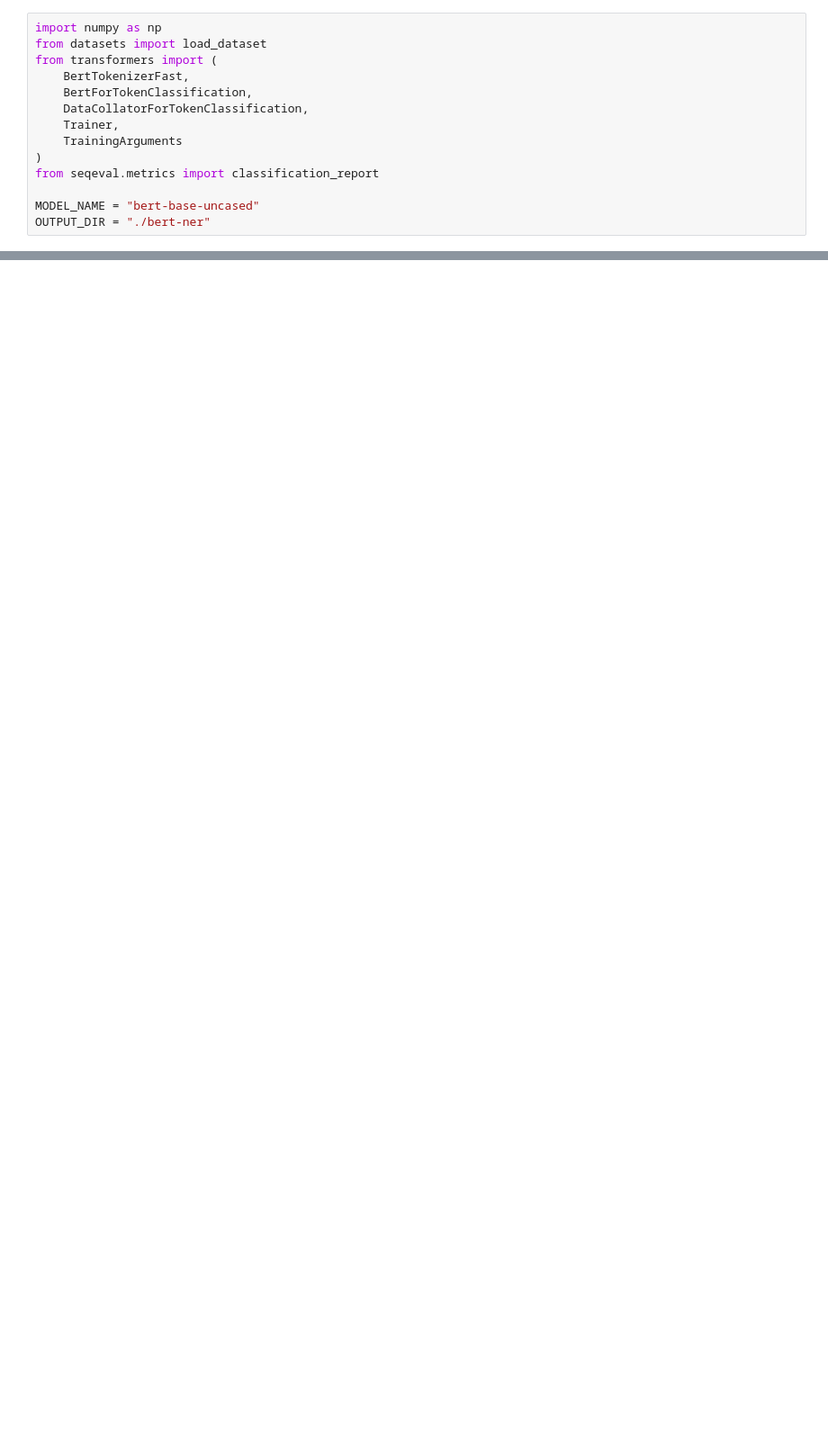
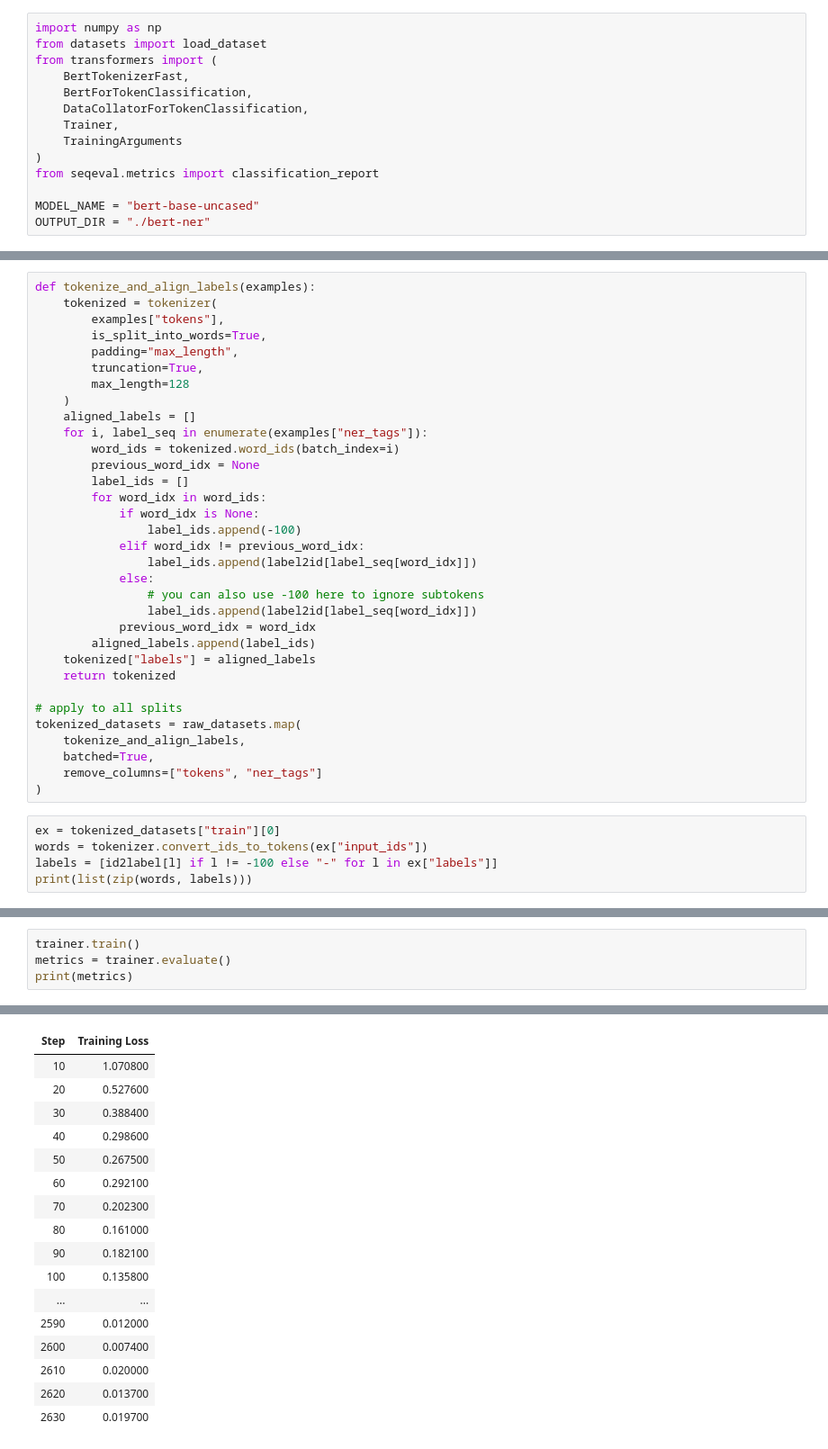
Before and after one commit to rickygrosvenor-pramanick/finetuning, a Jupyter notebook: complete-finetuning/supervised_finetuning_bert.ipynb, the cells around one changed output, grey strips where cells are left out. Shown: that part at 90% size. Drawn from its saved outputs; the diff is of its cells as text; blank space fills up the shorter version.

```diff
--- a/complete-finetuning/supervised_finetuning_bert.ipynb
+++ b/complete-finetuning/supervised_finetuning_bert.ipynb
@@ -82,0 +108,38 @@ train_ds[1]
+# %%
+def tokenize_and_align_labels(examples):
+    tokenized = tokenizer(
+        examples["tokens"],
+        is_split_into_words=True,
+        padding="max_length",
+        truncation=True,
+        max_length=128
+    )
+    aligned_labels = []
+    for i, label_seq in enumerate(examples["ner_tags"]):
+        word_ids = tokenized.word_ids(batch_index=i)
+        previous_word_idx = None
+        label_ids = []
+        for word_idx in word_ids:
+            if word_idx is None:
+                label_ids.append(-100)
+            elif word_idx != previous_word_idx:
+                label_ids.append(label2id[label_seq[word_idx]])
+            else:
+                # you can also use -100 here to ignore subtokens
+                label_ids.append(label2id[label_seq[word_idx]])
+            previous_word_idx = word_idx
+        aligned_labels.append(label_ids)
+    tokenized["labels"] = aligned_labels
+    return tokenized
+
+# apply to all splits
+tokenized_datasets = raw_datasets.map(
+    tokenize_and_align_labels,
+    batched=True,
+    remove_columns=["tokens", "ner_tags"]
+)
+# %%
+ex = tokenized_datasets["train"][0]
+words = tokenizer.convert_ids_to_tokens(ex["input_ids"])
+labels = [id2label[l] if l != -100 else "-" for l in ex["labels"]]
+print(list(zip(words, labels)))
@@ -82,0 +195,5 @@ train_ds[1]
+# %%
+trainer.train()
+metrics = trainer.evaluate()
+print(metrics)
+# %% [output]
@@ -82,0 +201,17 @@ train_ds[1]
+| Step | Training Loss |
+| 10 | 1.070800 |
+| 20 | 0.527600 |
+| 30 | 0.388400 |
+| 40 | 0.298600 |
+| 50 | 0.267500 |
+| 60 | 0.292100 |
+| 70 | 0.202300 |
+| 80 | 0.161000 |
+| 90 | 0.182100 |
+| 100 | 0.135800 |
+| ... | ... |
+| 2590 | 0.012000 |
+| 2600 | 0.007400 |
+| 2610 | 0.020000 |
+| 2620 | 0.013700 |
+| 2630 | 0.019700 |
```
Also changed, not shown: parts of 9 cells of this notebook.
